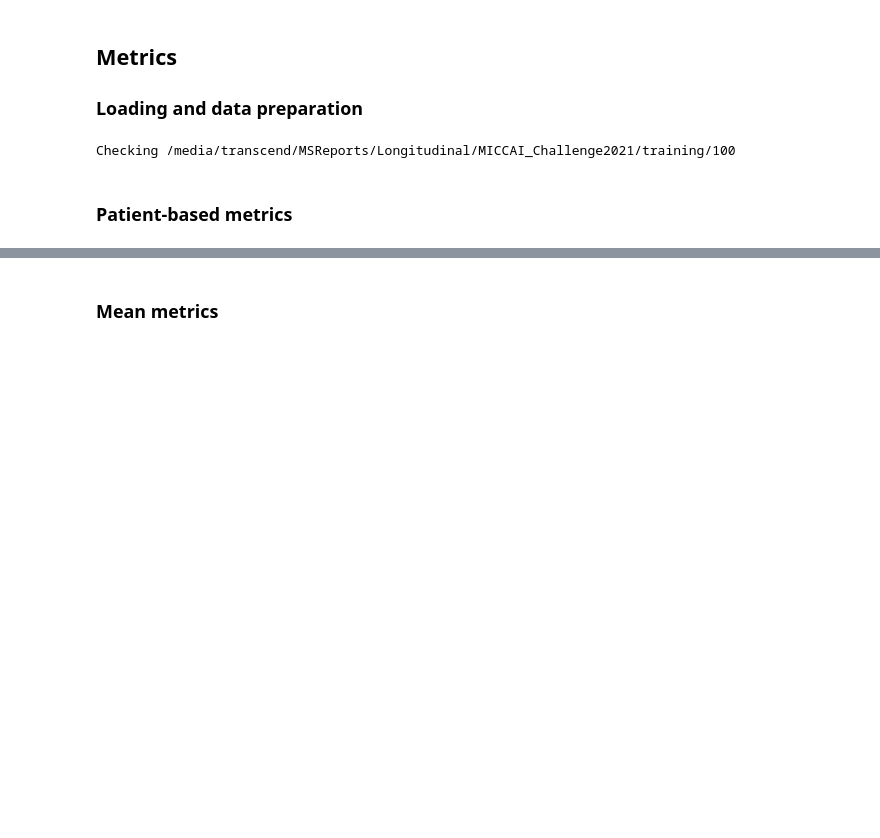
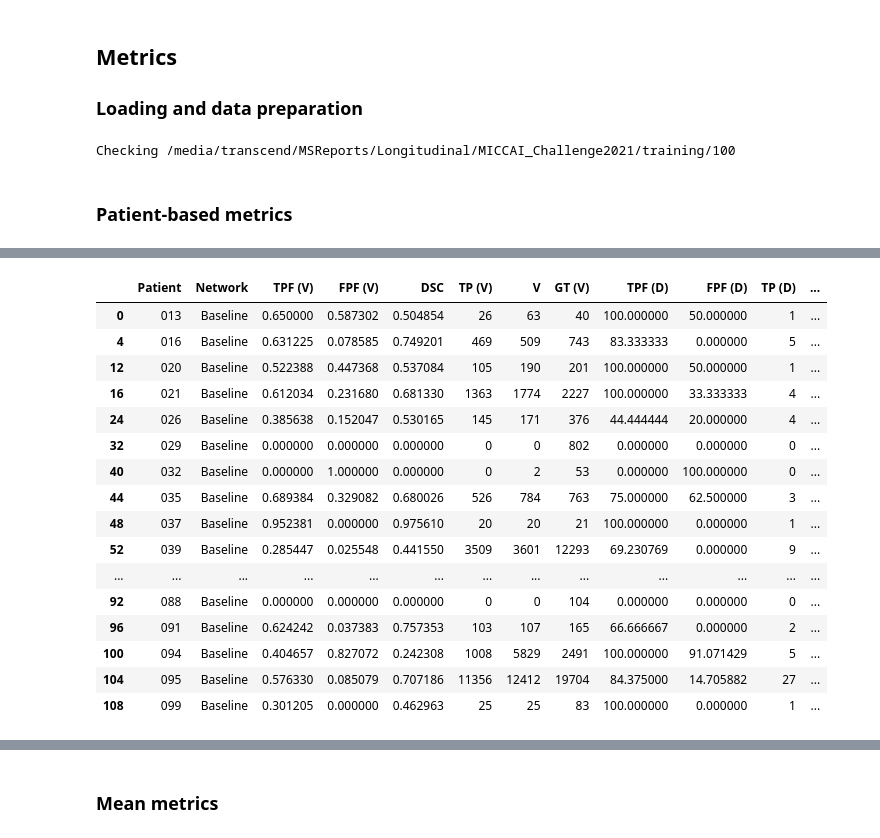
Before and after one commit to marianocabezas/msseg2, a Jupyter notebook: metrics_msseg2.ipynb, the cells around one changed output, grey strips where cells are left out. Saved outputs shown, nothing was run; the diff lists cells and outputs as text; code cells hidden in the pictures; blank space fills up the shorter version.

```diff
--- a/metrics_msseg2.ipynb
+++ b/metrics_msseg2.ipynb
@@ -315,3 +354,23 @@ positive_df[positive_df['Network'] == 'Trained']
+# %%
+baseline_df[baseline_df['Patient'].isin(baseline_patients)]
+# %% [output]
+|  | Patient | Network | TPF (V) | FPF (V) | DSC | TP (V) | V | GT (V) | TPF (D) | FPF (D) | TP (D) | ... |
+| 0 | 013 | Baseline | 0.650000 | 0.587302 | 0.504854 | 26 | 63 | 40 | 100.000000 | 50.000000 | 1 | ... |
+| 4 | 016 | Baseline | 0.631225 | 0.078585 | 0.749201 | 469 | 509 | 743 | 83.333333 | 0.000000 | 5 | ... |
+| 12 | 020 | Baseline | 0.522388 | 0.447368 | 0.537084 | 105 | 190 | 201 | 100.000000 | 50.000000 | 1 | ... |
+| 16 | 021 | Baseline | 0.612034 | 0.231680 | 0.681330 | 1363 | 1774 | 2227 | 100.000000 | 33.333333 | 4 | ... |
+| 24 | 026 | Baseline | 0.385638 | 0.152047 | 0.530165 | 145 | 171 | 376 | 44.444444 | 20.000000 | 4 | ... |
+| 32 | 029 | Baseline | 0.000000 | 0.000000 | 0.000000 | 0 | 0 | 802 | 0.000000 | 0.000000 | 0 | ... |
+| 40 | 032 | Baseline | 0.000000 | 1.000000 | 0.000000 | 0 | 2 | 53 | 0.000000 | 100.000000 | 0 | ... |
+| 44 | 035 | Baseline | 0.689384 | 0.329082 | 0.680026 | 526 | 784 | 763 | 75.000000 | 62.500000 | 3 | ... |
+| 48 | 037 | Baseline | 0.952381 | 0.000000 | 0.975610 | 20 | 20 | 21 | 100.000000 | 0.000000 | 1 | ... |
+| 52 | 039 | Baseline | 0.285447 | 0.025548 | 0.441550 | 3509 | 3601 | 12293 | 69.230769 | 0.000000 | 9 | ... |
+| ... | ... | ... | ... | ... | ... | ... | ... | ... | ... | ... | ... | ... |
+| 92 | 088 | Baseline | 0.000000 | 0.000000 | 0.000000 | 0 | 0 | 104 | 0.000000 | 0.000000 | 0 | ... |
+| 96 | 091 | Baseline | 0.624242 | 0.037383 | 0.757353 | 103 | 107 | 165 | 66.666667 | 0.000000 | 2 | ... |
+| 100 | 094 | Baseline | 0.404657 | 0.827072 | 0.242308 | 1008 | 5829 | 2491 | 100.000000 | 91.071429 | 5 | ... |
+| 104 | 095 | Baseline | 0.576330 | 0.085079 | 0.707186 | 11356 | 12412 | 19704 | 84.375000 | 14.705882 | 27 | ... |
+| 108 | 099 | Baseline | 0.301205 | 0.000000 | 0.462963 | 25 | 25 | 83 | 100.000000 | 0.000000 | 1 | ... |
 # %%
 pd.DataFrame(all_metrics['negative'], columns=negative_metrics)
 # %% [output]
```
Also changed, not shown: parts of 12 cells of this notebook, 1 other file.
